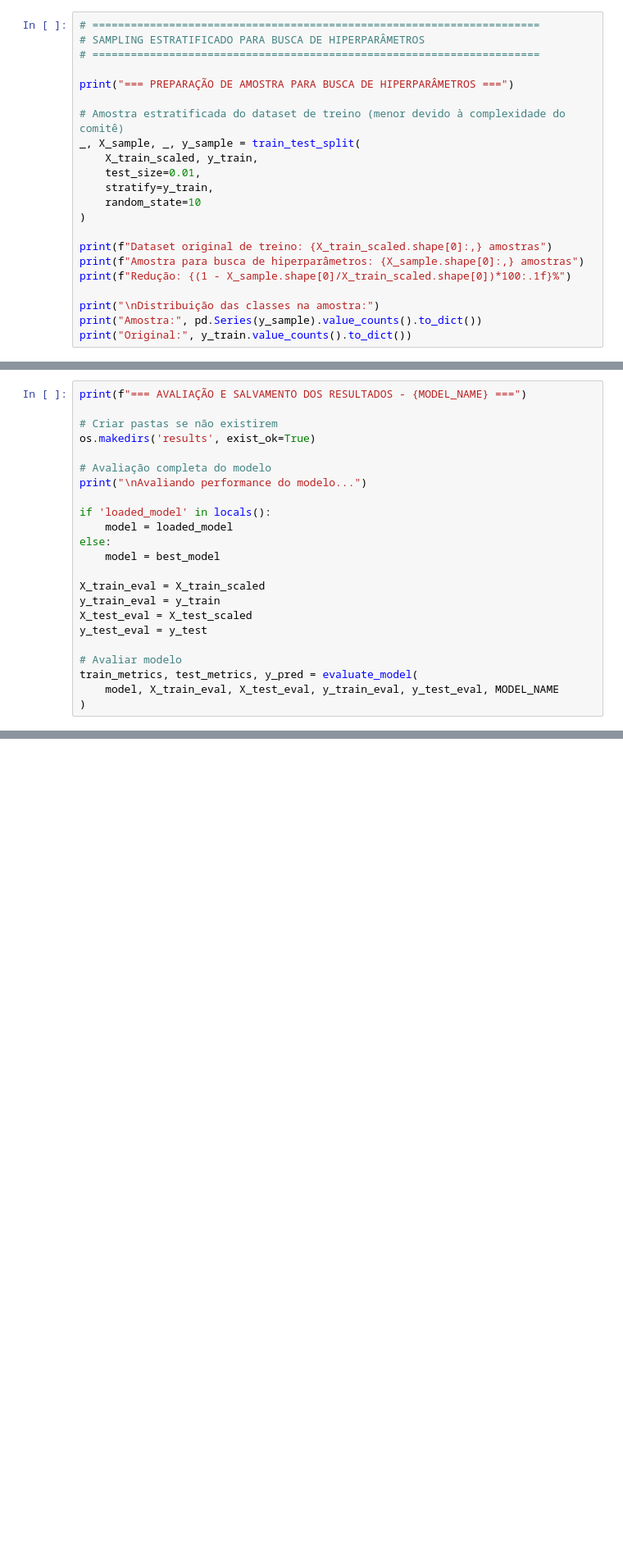
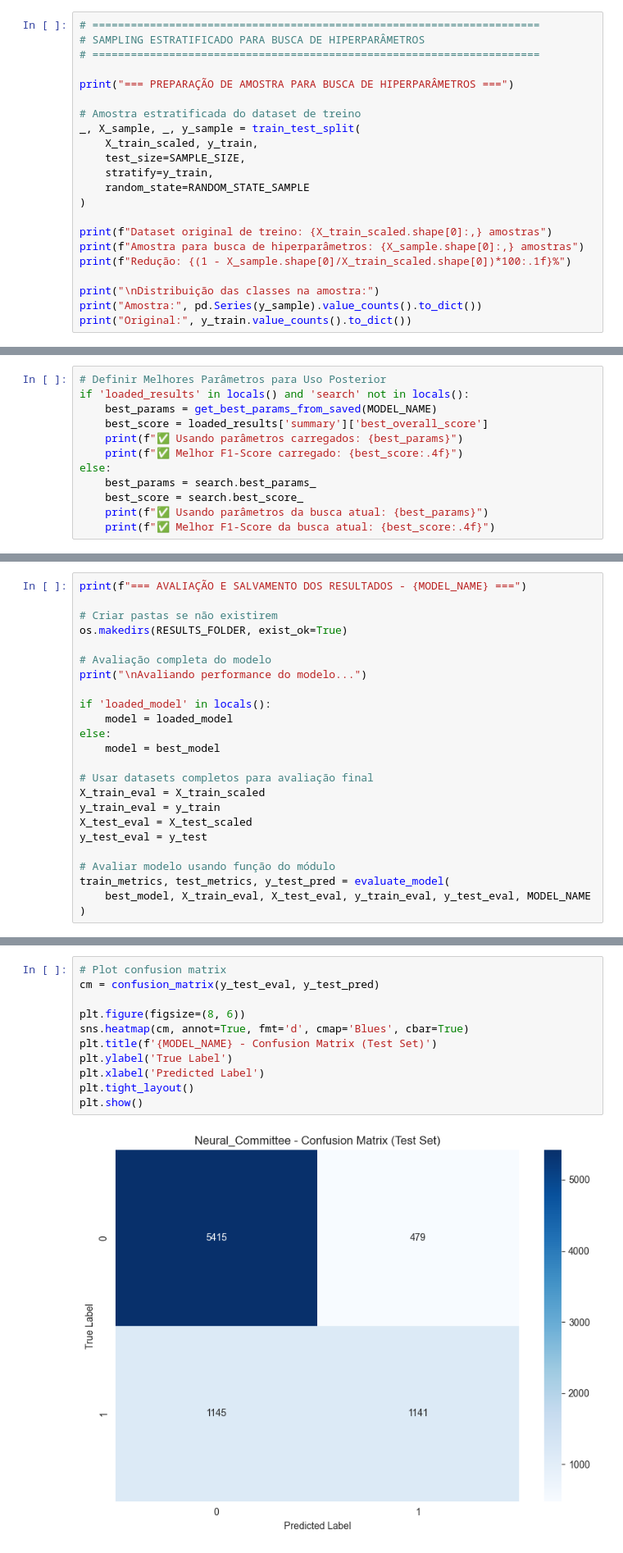
Before and after one commit to marquesgbr/data-mining-proj-crisp-dm, a Jupyter notebook: modeling/10-Neural_Committee_model_eval.ipynb, the cells around one changed output, grey strips where cells are left out. Shown at 82% size. Drawn from its saved outputs; the diff is of its cells as text; blank space fills up the shorter version.

```diff
--- a/modeling/10-Neural_Committee_model_eval.ipynb
+++ b/modeling/10-Neural_Committee_model_eval.ipynb
@@ -198,12 +277,12 @@ train_data.head()
 
 print("=== PREPARAÇÃO DE AMOSTRA PARA BUSCA DE HIPERPARÂMETROS ===")
 
-# Amostra estratificada do dataset de treino (menor devido à complexidade do comitê)
+# Amostra estratificada do dataset de treino
 _, X_sample, _, y_sample = train_test_split(
     X_train_scaled, y_train,
-    test_size=0.01,
+    test_size=SAMPLE_SIZE,
     stratify=y_train,
-    random_state=10
+    random_state=RANDOM_STATE_SAMPLE
 )
 
 print(f"Dataset original de treino: {X_train_scaled.shape[0]:,} amostras")
@@ -370,0 +631,12 @@ else:
+# %%
+# Definir Melhores Parâmetros para Uso Posterior
+if 'loaded_results' in locals() and 'search' not in locals():
+    best_params = get_best_params_from_saved(MODEL_NAME)
+    best_score = loaded_results['summary']['best_overall_score']
+    print(f"✅ Usando parâmetros carregados: {best_params}")
+    print(f"✅ Melhor F1-Score carregado: {best_score:.4f}")
+else:
+    best_params = search.best_params_
+    best_score = search.best_score_
+    print(f"✅ Usando parâmetros da busca atual: {best_params}")
+    print(f"✅ Melhor F1-Score da busca atual: {best_score:.4f}")
@@ -392,7 +687,7 @@ loaded_model = load(f'models/{MODEL_NAME.lower()}_trained.joblib')
 print(f"=== AVALIAÇÃO E SALVAMENTO DOS RESULTADOS - {MODEL_NAME} ===")
 
 # Criar pastas se não existirem
-os.makedirs('results', exist_ok=True)
+os.makedirs(RESULTS_FOLDER, exist_ok=True)
 
 # Avaliação completa do modelo
 print("\nAvaliando performance do modelo...")
@@ -402,12 +697,13 @@ if 'loaded_model' in locals():
 else:
     model = best_model
 
+# Usar datasets completos para avaliação final
 X_train_eval = X_train_scaled
 y_train_eval = y_train
 X_test_eval = X_test_scaled
 y_test_eval = y_test
 
-# Avaliar modelo
-train_metrics, test_metrics, y_pred = evaluate_model(
-    model, X_train_eval, X_test_eval, y_train_eval, y_test_eval, MODEL_NAME
+# Avaliar modelo usando função do módulo
+train_metrics, test_metrics, y_test_pred = evaluate_model(
+    best_model, X_train_eval, X_test_eval, y_train_eval, y_test_eval, MODEL_NAME
 )
@@ -454,0 +729,13 @@ if test_metrics['auc_roc']:
+# %%
+# Plot confusion matrix
+cm = confusion_matrix(y_test_eval, y_test_pred)
+
+plt.figure(figsize=(8, 6))
+sns.heatmap(cm, annot=True, fmt='d', cmap='Blues', cbar=True)
+plt.title(f'{MODEL_NAME} - Confusion Matrix (Test Set)')
+plt.ylabel('True Label')
+plt.xlabel('Predicted Label')
+plt.tight_layout()
+plt.show()
+# %% [output]
+[figure, added]
```
Also changed, not shown: parts of 45 cells of this notebook.
